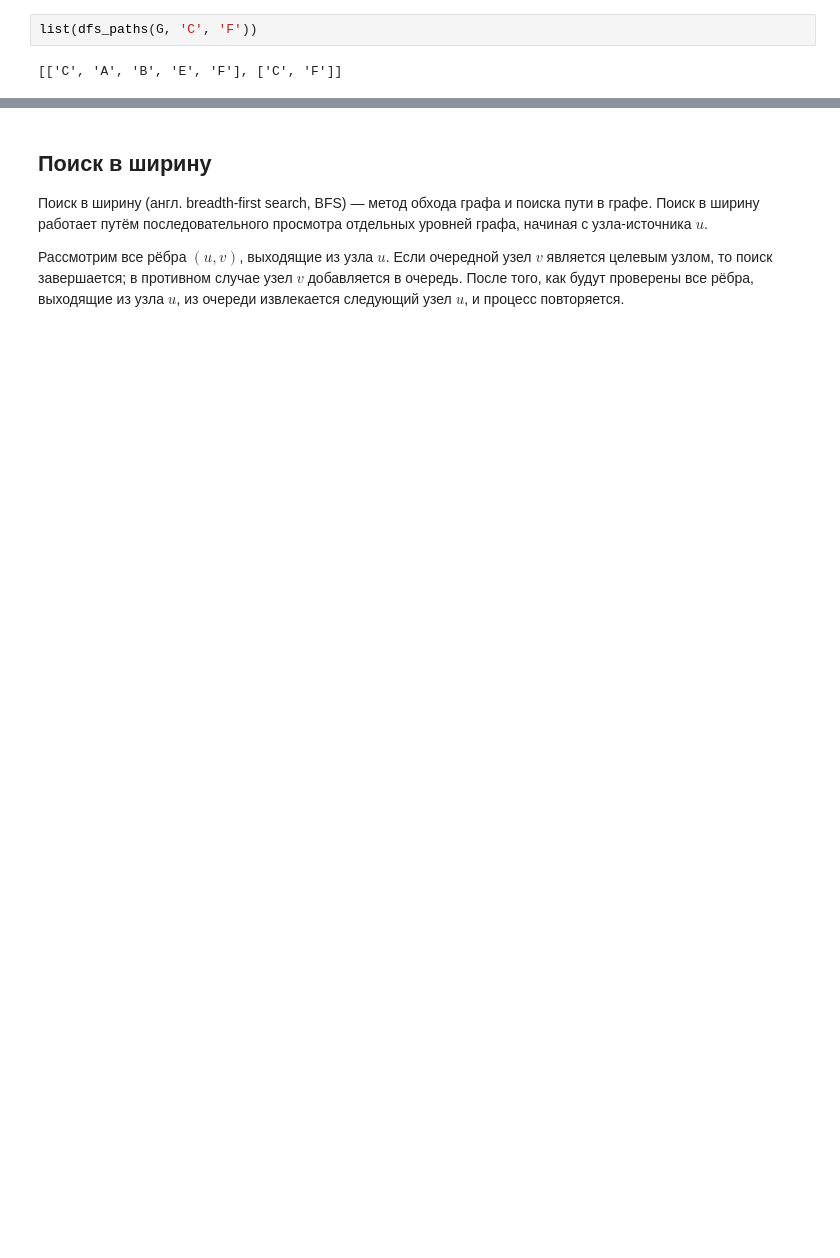
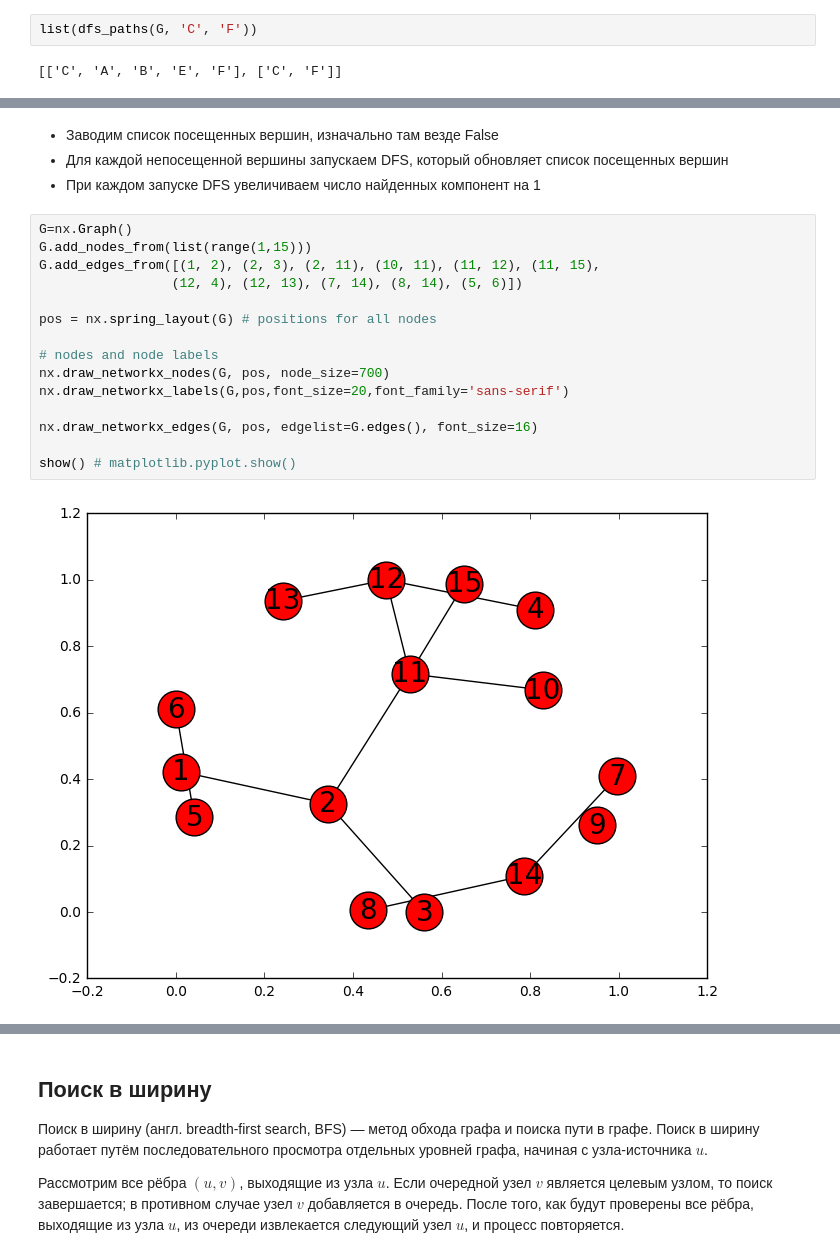
Before and after one commit to 1gnatov/ML_DM_HSE_minor, a Jupyter notebook: module1_python_notebooks/seminar12_graphs/seminar12_graph_algo.ipynb, the cells around one changed output, grey strips where cells are left out. Saved outputs shown, nothing was run; the diff lists cells and outputs as text; blank space fills up the shorter version.

```diff
--- a/module1_python_notebooks/seminar12_graphs/seminar12_graph_algo.ipynb
+++ b/module1_python_notebooks/seminar12_graphs/seminar12_graph_algo.ipynb
@@ -397,0 +387,21 @@ list(dfs_paths(G, 'C', 'F'))
+# %% [markdown]
+- Заводим список посещенных вершин, изначально там везде False
+- Для каждой непосещенной вершины запускаем DFS, который обновляет список посещенных вершин
+- При каждом запуске DFS увеличиваем число найденных компонент на 1
+# %%
+G=nx.Graph()
+G.add_nodes_from(list(range(1,15)))
+G.add_edges_from([(1, 2), (2, 3), (2, 11), (10, 11), (11, 12), (11, 15),
+                 (12, 4), (12, 13), (7, 14), (8, 14), (5, 6)])
+
+pos = nx.spring_layout(G) # positions for all nodes
+
+# nodes and node labels
+nx.draw_networkx_nodes(G, pos, node_size=700)
+nx.draw_networkx_labels(G,pos,font_size=20,font_family='sans-serif')
+
+nx.draw_networkx_edges(G, pos, edgelist=G.edges(), font_size=16)
+
+show() # matplotlib.pyplot.show()
+# %% [output]
+[figure, added]
```
Also changed, not shown: parts of 14 cells of this notebook, 8 other files.
